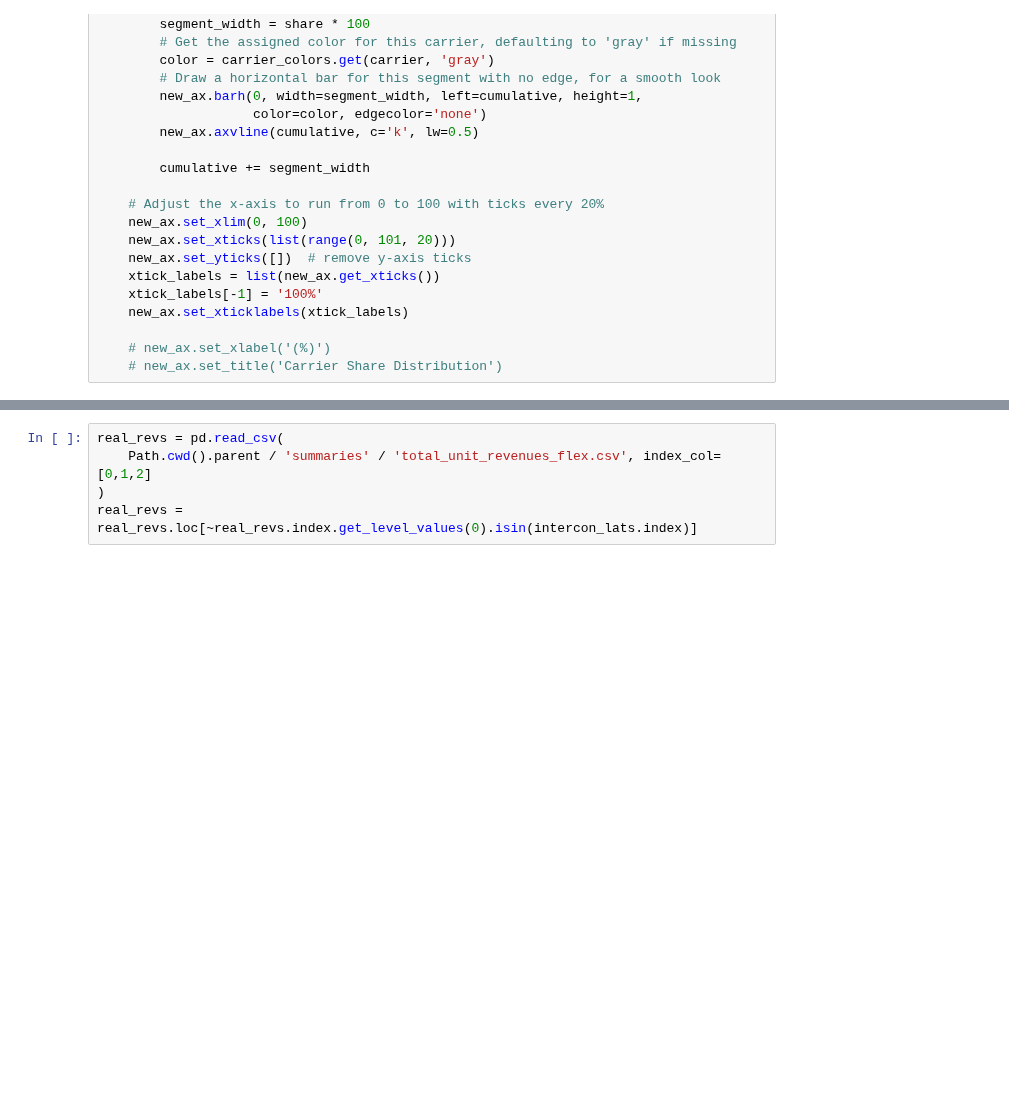
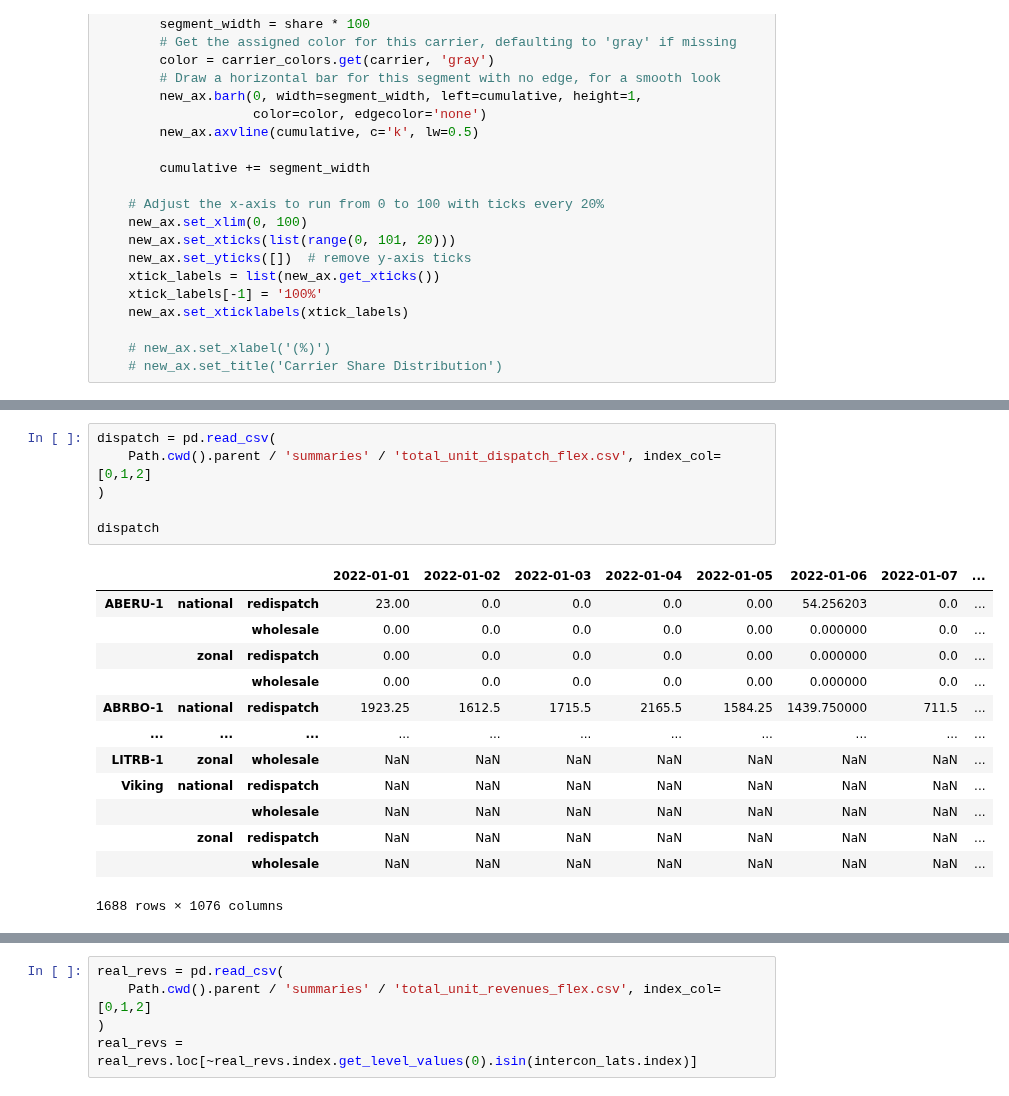
Before and after one commit to LukasFrankenQ/GBPower, a Jupyter notebook: notebooks/unit_revenues.ipynb, the cells around one changed output, grey strips where cells are left out. Cells and saved outputs as stored; diff of their text form; blank space fills up the shorter version.

```diff
--- a/notebooks/unit_revenues.ipynb
+++ b/notebooks/unit_revenues.ipynb
@@ -348,0 +173,20 @@ plt.show()
+# %%
+dispatch = pd.read_csv(
+    Path.cwd().parent / 'summaries' / 'total_unit_dispatch_flex.csv', index_col=[0,1,2]
+)
+
+dispatch
+# %% [output]
+|  |  |  | 2022-01-01 | 2022-01-02 | 2022-01-03 | 2022-01-04 | 2022-01-05 | 2022-01-06 | 2022-01-07 | ... |
+| ABERU-1 | national | redispatch | 23.00 | 0.0 | 0.0 | 0.0 | 0.00 | 54.256203 | 0.0 | ... |
+|  |  | wholesale | 0.00 | 0.0 | 0.0 | 0.0 | 0.00 | 0.000000 | 0.0 | ... |
+|  | zonal | redispatch | 0.00 | 0.0 | 0.0 | 0.0 | 0.00 | 0.000000 | 0.0 | ... |
+|  |  | wholesale | 0.00 | 0.0 | 0.0 | 0.0 | 0.00 | 0.000000 | 0.0 | ... |
+| ABRBO-1 | national | redispatch | 1923.25 | 1612.5 | 1715.5 | 2165.5 | 1584.25 | 1439.750000 | 711.5 | ... |
+| ... | ... | ... | ... | ... | ... | ... | ... | ... | ... | ... |
+| LITRB-1 | zonal | wholesale | NaN | NaN | NaN | NaN | NaN | NaN | NaN | ... |
+| Viking | national | redispatch | NaN | NaN | NaN | NaN | NaN | NaN | NaN | ... |
+|  |  | wholesale | NaN | NaN | NaN | NaN | NaN | NaN | NaN | ... |
+|  | zonal | redispatch | NaN | NaN | NaN | NaN | NaN | NaN | NaN | ... |
+|  |  | wholesale | NaN | NaN | NaN | NaN | NaN | NaN | NaN | ... |
+1688 rows × 1076 columns
```
Also changed, not shown: parts of 28 cells of this notebook, 3 other files.
